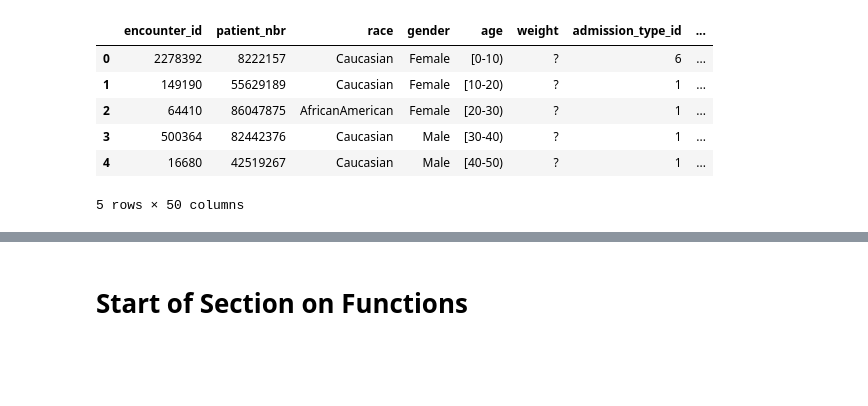
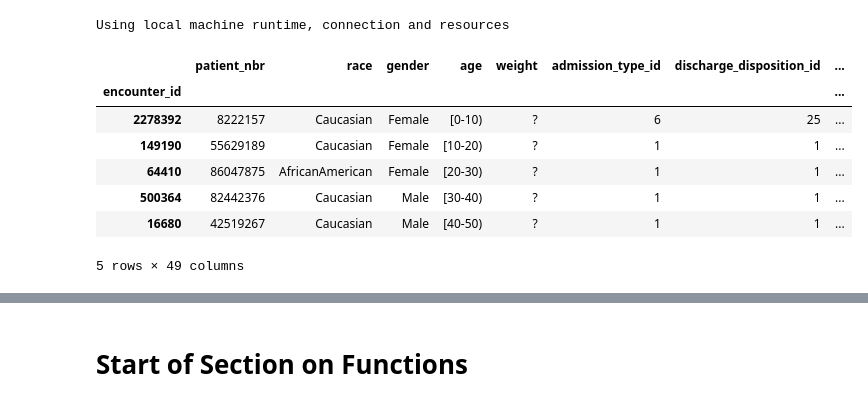
Before and after one commit to michaelakinosho/diabetes_readmission, a Jupyter notebook: diabetes_readmission.ipynb, the cells around one changed output, grey strips where cells are left out. Cells and saved outputs as stored; diff of their text form; code cells hidden in the pictures; blank space fills up the shorter version.

```diff
--- a/diabetes_readmission.ipynb
+++ b/diabetes_readmission.ipynb
@@ -1,3 +1,22 @@
+# %%
+# Mounting Google Drive
+# Adding error handling when running Colab notebook locally
+# Adding cell notebook when ran locally on a machine with 32 GB of RAM and i9 Processor
+# If running, run as standard Colab file please provide path to file in the try block
+try:
+    from google.colab import drive
+    drive.mount('/content/drive')
+    filepath = "/content/drive/Othercomputers/My Laptop/diabetes_readmission/"
+    msg = "Using Google Colab runtime, connection and resources"
+except ModuleNotFoundError:
+    filepath = 'C:\\Users\\micha\\Documents\\GitHub\\diabetes_readmission\\'
+    msg = "Using local machine runtime, connection and resources"
+
+print(msg)
+filename = 'diabetes.csv'
+filepathname = filepath + filename
+# %% [output]
+Using local machine runtime, connection and resources
 # %%
 import matplotlib.pyplot as plt
 import seaborn as sns
@@ -7,14 +26,14 @@ import os
 # %%
 plt.style.use('seaborn-deep')
 # %%
-filepathname = 'c:\\Users\\micha\\Documents\\GitHub\\diabetes_readmissions\\diabetes.csv'
-df = pd.read_csv(filepathname, header=0,)
+df = pd.read_csv(filepathname, header=0, index_col = 'encounter_id')
 df.head()
 # %% [output]
-|  | encounter_id | patient_nbr | race | gender | age | weight | admission_type_id | ... |
-| 0 | 2278392 | 8222157 | Caucasian | Female | [0-10) | ? | 6 | ... |
-| 1 | 149190 | 55629189 | Caucasian | Female | [10-20) | ? | 1 | ... |
-| 2 | 64410 | 86047875 | AfricanAmerican | Female | [20-30) | ? | 1 | ... |
-| 3 | 500364 | 82442376 | Caucasian | Male | [30-40) | ? | 1 | ... |
-| 4 | 16680 | 42519267 | Caucasian | Male | [40-50) | ? | 1 | ... |
+|  | patient_nbr | race | gender | age | weight | admission_type_id | discharge_disposition_id | ... |
+| encounter_id |  |  |  |  |  |  |  | ... |
+| 2278392 | 8222157 | Caucasian | Female | [0-10) | ? | 6 | 25 | ... |
+| 149190 | 55629189 | Caucasian | Female | [10-20) | ? | 1 | 1 | ... |
+| 64410 | 86047875 | AfricanAmerican | Female | [20-30) | ? | 1 | 1 | ... |
+| 500364 | 82442376 | Caucasian | Male | [30-40) | ? | 1 | 1 | ... |
+| 16680 | 42519267 | Caucasian | Male | [40-50) | ? | 1 | 1 | ... |
-5 rows × 50 columns
+5 rows × 49 columns
```
Also changed, not shown: parts of 40 cells of this notebook, 1 other file.
